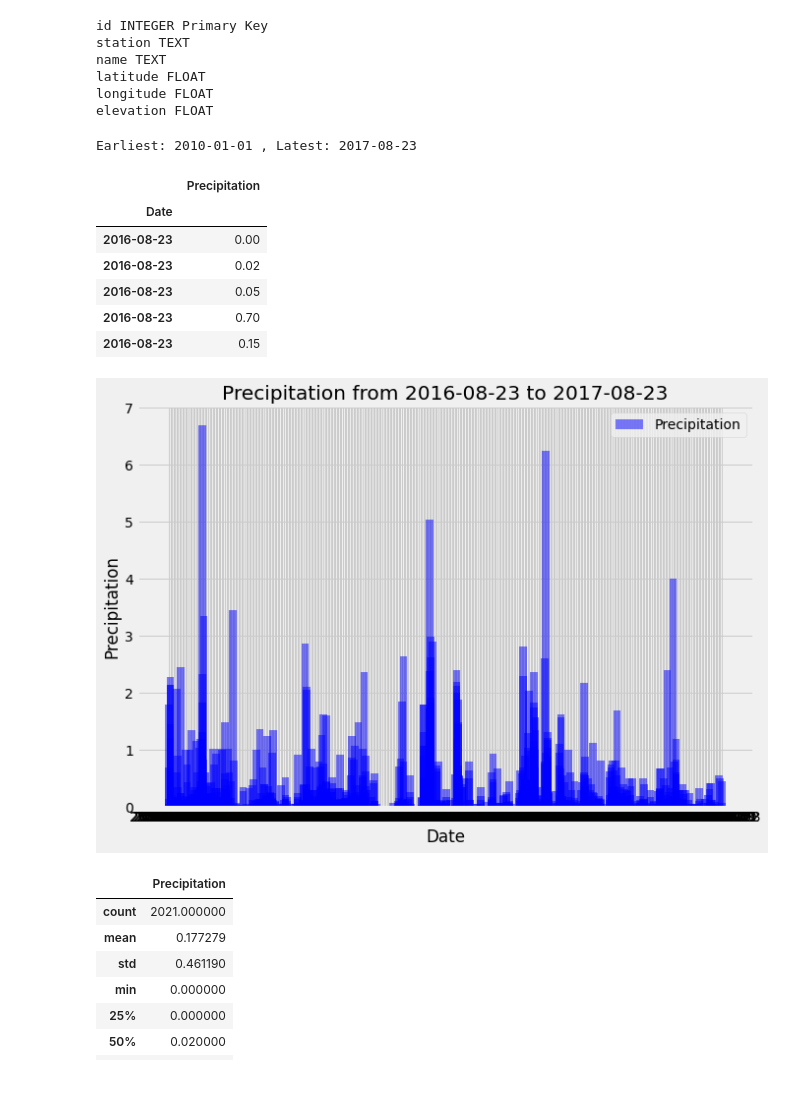
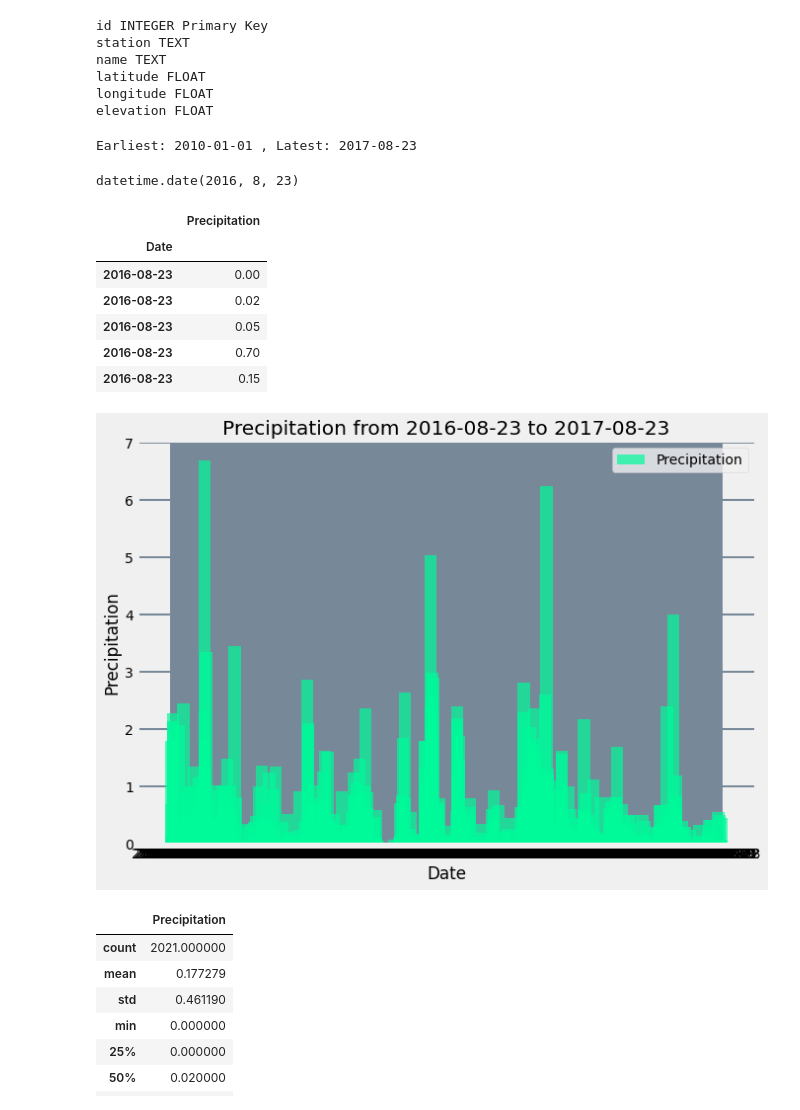
Before and after one commit to Andrewsr220a/Climate-Analysis, a Jupyter notebook: Resources/climate_analysis.ipynb, the cells around one changed output. Saved outputs shown, nothing was run; the diff lists cells and outputs as text; code cells hidden in the pictures.

```diff
--- a/Resources/climate_analysis.ipynb
+++ b/Resources/climate_analysis.ipynb
@@ -71,35 +71,34 @@ name TEXT
 latitude FLOAT
 longitude FLOAT
 elevation FLOAT
+# %%
+# Calculate the date one year from the last date in data set.
+earliest = session.query(measurement.date).order_by(measurement.date).first()
+latest= session.query(measurement.date).order_by(measurement.date.desc()).first()
+print(f"Earliest: {earliest[0]} , Latest: {latest[0]}")
+# %% [output]
+Earliest: 2010-01-01 , Latest: 2017-08-23
+# %%
+# Calculate the date 1 year ago from the last data point in the database
+# The .strptime() method creates a datetime object from the given string
+latestdate = dt.datetime.strptime(latest[0], '%Y-%m-%d')
+
+querydate = dt.date(latestdate.year -1, latestdate.month, latestdate.day)
+querydate
+# %% [output]
+datetime.date(2016, 8, 23)
 # %%
-# Calculate the date one year from the last date in data set.
-earliest = session.query(measurement.date).order_by(measurement.date).first()
-latest= session.query(measurement.date).order_by(measurement.date.desc()).first()
-print(f"Earliest: {earliest[0]} , Latest: {latest[0]}")
-
 # Perform a query to retrieve the data and precipitation scores
-
-
-# Save the query results as a Pandas DataFrame and set the index to the date column
-
-
-# Sort the dataframe by date
-latestdate = dt.datetime.strptime(latest[0], '%Y-%m-%d')
-querydate = dt.date(latestdate.year -1, latestdate.month, latestdate.day)
-querydate
-
 sel = [measurement.date,measurement.prcp]
 queryresult = session.query(*sel).filter(measurement.date >= querydate).all()
 
+# Save the query results as a Pandas DataFrame and set the index to the date column
 precipitation = pd.DataFrame(queryresult, columns=['Date','Precipitation'])
-precipitation = precipitation.dropna(how='any') # clean up non value entries
+precipitation = precipitation.dropna(how='any')
 precipitation = precipitation.sort_values(["Date"], ascending=True)
 precipitation = precipitation.set_index("Date")
 precipitation.head()
-
-# Use Pandas Plotting with Matplotlib to plot the data
 # %% [output]
-Earliest: 2010-01-01 , Latest: 2017-08-23
 |  | Precipitation |
 | Date |  |
 | 2016-08-23 | 0.00 |
@@ -108,21 +107,23 @@ Earliest: 2010-01-01 , Latest: 2017-08-23
 | 2016-08-23 | 0.70 |
 | 2016-08-23 | 0.15 |
 # %%
+# Using Pandas Plotting with Matplotlib to plot the data
+# tolist(), used to convert the data elements of an array into a list.
 
 Date = precipitation.index.tolist()
 Precipitation = precipitation['Precipitation'].tolist()
 
 plt.figure(figsize=(10,7))
-plt.bar(Date,Precipitation,width = 5 ,color='b', alpha=0.5, align="center",label='Precipitation')
+plt.bar(Date,Precipitation,width = 8 ,color='mediumspringgreen', alpha=0.7, align="center",label='Precipitation')
 
 plt.title(f"Precipitation from {querydate} to {latest[0]}")
 plt.xlabel("Date")
 plt.ylabel("Precipitation")
-plt.grid(which='major', axis='both', linestyle='-')
+plt.grid(which='major', axis='both', color='lightslategrey', linestyle='-', linewidth=2)
 plt.legend()
 plt.show()
 # %% [output]
-[figure, old version]
+[figure, new version]
 # %%
 # Use Pandas to calcualte the summary statistics for the precipitation data
 precipitation.describe()
```
Also changed, not shown: parts of 11 cells of this notebook, 1 other file.
